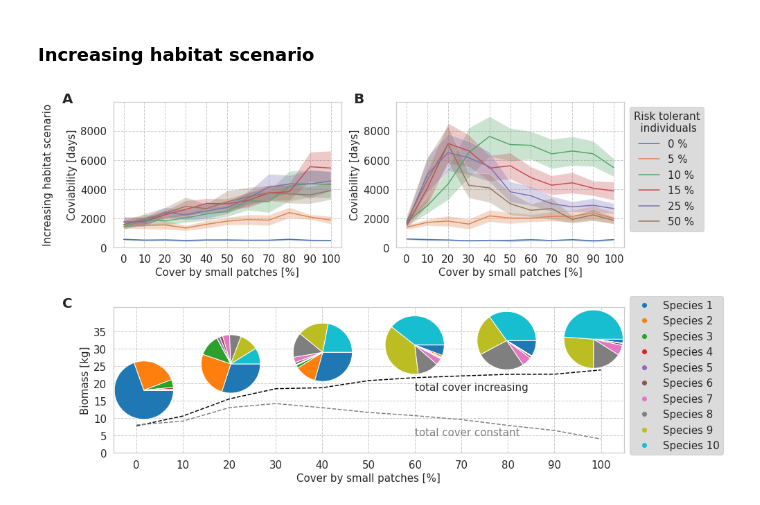
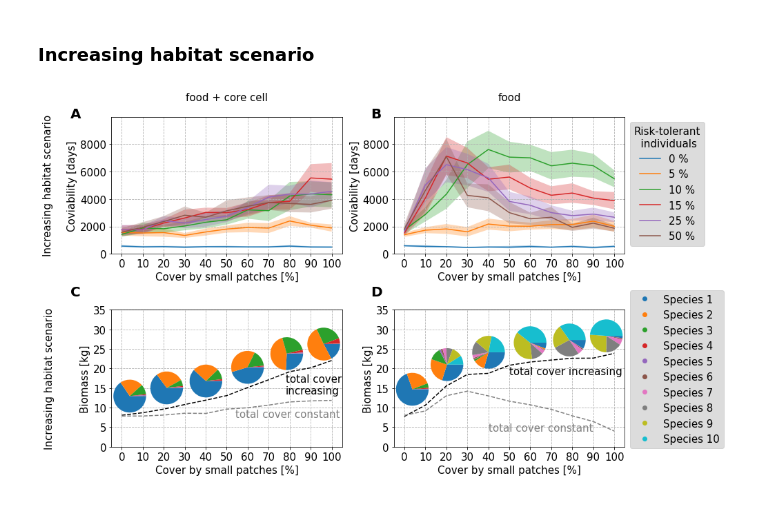
Before and after one commit to LSzangolies/Individual-based-community-model-Netlogo, a Jupyter notebook: SLASS Analysis Code (for subsets).ipynb, the cells around one changed output. Cells and saved outputs as stored; diff of their text form; code cells hidden in the pictures.

```diff
--- a/SLASS Analysis Code (for subsets).ipynb
+++ b/SLASS Analysis Code (for subsets).ipynb
@@ -60,6 +60,7 @@ covia_conf=np.zeros((11,3,6,2))
 indivs=np.zeros((11,3,6,10))
 indivs_small=np.zeros((11,3,6,10))
 indivs_large=np.zeros((11,3,6,10))
+mass=np.zeros((11,3,6))
 dx=0
 for k in [0,0.05,0.1,0.15,0.25,0.5]:
     ix=0
@@ -69,6 +70,7 @@ for k in [0,0.05,0.1,0.15,0.25,0.5]:
             sub=base[np.logical_and(np.logical_and(base["perc_small"]==i,base["size_small"]==j),base["bold_prob"]==k)]
             covia[ix,jx,dx]=np.mean(sub["ticks"])
             covia_conf[ix,jx,dx,:]=st.t.interval(0.95, len(sub["ticks"])-1, loc=np.mean(sub["ticks"]), scale=st.sem(sub["ticks"]))
+            mass[ix,jx,dx]=np.mean(sub['mean [mass] of turtles'])
             indivs[ix,jx,dx,:]=[np.mean(sub['count turtles with [species = 0]']),
                              np.mean(sub['count turtles with [species = 1]']),
                              np.mean(sub['count turtles with [species = 2]']),
@@ -268,3 +309,7 @@ plt.text(-0.175,4800,"A",size=20, weight='bold')
 plt.text(-0.175,2100,"B",size=20, weight='bold');
 # %% [output]
 [figure]
+# %%
+#read in data from baseline functionality scenario with daily measurements
+#the available data is a subset including only one repetition per scenario
+base_daily=pd.read_csv("data/base_daily_subset.csv",header=6,na_values=["<RuntimePrimitiveException>"])
@@ -399,8 +522,9 @@ del stepping_daily
 #plot coviability
 plt.figure(figsize=(16,4))
 plt.subplot2grid((1,7), (0, 0),colspan=3)
+colsall=np.array(["tab:blue","tab:orange","tab:green","tab:red","tab:purple","tab:brown","tab:pink","tab:gray","tab:olive","tab:cyan"])
 for j in range(6):
-    plt.plot(np.arange(0,1.1,0.1),covia_stepping[:,0,j],label=["0","5","10","15","25","50"][j]+" %");
+    plt.plot(np.arange(0,1.1,0.1),covia_stepping[:,0,j],color=colsall[j],label=["0","5","10","15","25","50"][j]+" %");
     plt.fill_between(np.arange(0,1.1,0.1), covia_conf_stepping[:,0,j,0], covia_conf_stepping[:,0,j,1],alpha=0.3)
 plt.ylim(0,10000)
 plt.xlim(0,0.8)
@@ -409,7 +533,7 @@ plt.xticks(np.arange(0,1.1,0.1),np.arange(0,110,10),fontsize=15)
 plt.yticks([0,2000,4000,6000,8000,10000],fontsize=15)
 plt.ylabel("Stepping stone scenario\n(food + stepping stone)\n\nCoviability [days]",fontsize=15)
 plt.xlabel("Cover by small patches [%]",fontsize=15)
-plt.legend(title="Risk tolerant\n  individuals",fontsize=15,facecolor="lightgrey",title_fontsize=15)
+plt.legend(title="Risk-tolerant\n  individuals",fontsize=15,facecolor="lightgrey",title_fontsize=15)
 
 #barplot patch use
 plt.subplot2grid((1,7), (0, 3),colspan=2)
@@ -434,7 +558,7 @@ plt.ylabel("% Successful juveniles",fontsize=15)
 plt.xlabel("Cover by small patches [%]",fontsize=15)
 plt.xticks(np.arange(0,11,2),np.arange(0,110,20),fontsize=15)
 plt.yticks([0,20,40,60,80,100],fontsize=15)
-plt.legend([bp1["boxes"][0], bp2["boxes"][0]],["no","yes"],loc="upper right",title="Stepstone\n  Scenario",facecolor="lightgrey",fontsize=15,title_fontsize=15)
+plt.legend([bp1["boxes"][0], bp2["boxes"][0]],["no","yes"],loc="upper right",title="Stepping\n  stones",facecolor="lightgrey",fontsize=15,title_fontsize=15)
 plt.tight_layout()
 
 plt.text(-45,105,"A",size=20, weight='bold')
@@ -513,7 +637,7 @@ for bold in [0,0.05,0.1,0.15,0.25,0.5]:
 plt.figure(figsize=(14,8))
 plt.subplot2grid((2,2), (0, 0),colspan=1)
 for j in range(6):
-    plt.plot(np.arange(0,1.1,0.1),covia_increase[:,0,j],label=["0","5","10","15","25","50"][j]+" %");
+    plt.plot(np.arange(0,1.1,0.1),covia_increase[:,0,j],color=colsall[j],label=["0","5","10","15","25","50"][j]+" %");
     plt.fill_between(np.arange(0,1.1,0.1), covia_conf_increase[:,0,j,0], covia_conf_increase[:,0,j,1],alpha=0.3)
 plt.ylim(0,10000)
 plt.grid(linestyle="--")
@@ -521,55 +645,88 @@ plt.xticks(np.arange(0,1.1,0.1),np.arange(0,110,10),fontsize=15)
 plt.yticks([0,2000,4000,6000,8000],fontsize=15)
 plt.ylabel("Increasing habitat scenario\n\nCoviability [days]",fontsize=15)
 plt.xlabel("Cover by small patches [%]",fontsize=15)
+plt.title("food + core cell\n",fontsize=15)
 
 #plot coviability reduced functionality
 plt.subplot2grid((2,2), (0, 1),colspan=1)
 for j in range(6):
-    plt.plot(np.arange(0,1.1,0.1),covia_increase_red[:,0,j],label=["0","5","10","15","25","50"][j]+" %");
+    plt.plot(np.arange(0,1.1,0.1),covia_increase_red[:,0,j],color=colsall[j],label=["0","5","10","15","25","50"][j]+" %");
     plt.fill_between(np.arange(0,1.1,0.1), covia_conf_increase_red[:,0,j,0], covia_conf_increase_red[:,0,j,1],alpha=0.3)
 plt.ylim(0,10000)
 plt.grid(linestyle="--")
 plt.xticks(np.arange(0,1.1,0.1),np.arange(0,110,10),fontsize=15)
 plt.yticks([0,2000,4000,6000,8000],fontsize=15)
 plt.ylabel("Coviability [days]",fontsize=15)
 plt.xlabel("Cover by small patches [%]",fontsize=15)
-plt.legend(loc="upper left",title="Risk tolerant\n  individuals",fontsize=15,title_fontsize=15,facecolor="lightgrey",bbox_to_anchor=(1,1));
+plt.title("food\n",fontsize=15)
+plt.legend(loc="upper left",title="Risk-tolerant\n  individuals",fontsize=15,title_fontsize=15,facecolor="lightgrey",bbox_to_anchor=(1,1));
 
 #plot species composition
-ax = plt.subplot2grid((2,2), (1, 0),colspan=2)
+ax = plt.subplot2grid((2,2), (1, 0),colspan=1)
 colsall=np.array(["tab:blue","tab:orange","tab:green","tab:red","tab:purple","tab:brown","tab:pink","tab:gray","tab:olive","tab:cyan"])
-ins=ax.inset_axes([-0.19,0.18,0.5,0.5])
+ins=ax.inset_axes([-0.07,0.22,0.3,0.3])
+ins.pie(indivs_increase[0,0,4,:],counterclock=False,colors=colsall)
+ins=ax.inset_axes([0.09,0.28,0.3,0.3])
+ins.pie(indivs_increase[2,0,4,:],counterclock=False,colors=colsall)
+ins=ax.inset_axes([0.26,0.33,0.3,0.3])
+ins.pie(indivs_increase[4,0,4,:],counterclock=False,colors=colsall)
+ins=ax.inset_axes([0.44,0.43,0.3,0.3])
+ins.pie(indivs_increase[6,0,4,:],counterclock=False,colors=colsall)
+ins=ax.inset_axes([0.61,0.53,0.3,0.3])
+ins.pie(indivs_increase[8,0,4,:],counterclock=False,colors=colsall)
+ins=ax.inset_axes([0.77,0.6,0.3,0.3])
+ins.pie(indivs_increase[10,0,4,:],counterclock=False,colors=colsall)
+ax.plot(np.arange(0,1.1,0.1),np.sum(indivs_increase[:,0,4,:],axis=1)*mass_increase[:,0,4],"--",color="black",label="total cover increasing")
+ax.plot(np.arange(0,1.1,0.1),np.sum(indivs[:,0,4,:],axis=1)*mass[:,0,4],"--",color="grey",label="total cover constant")
+ax.set_ylim(0,35)#42)
+plt.xlabel("Cover by small patches [%]",fontsize=15)
+plt.yticks([0,5,10,15,20,25,30,35],fontsize=15)
+plt.grid(linestyle="--")
+plt.ylabel("Increasing habitat scenario\n\n\nBiomass [kg]",fontsize=15)
+plt.xticks(np.arange(0,1.1,0.1),np.arange(0,110,10),fontsize=15)
+plt.text(0.78,13.5,"total cover\nincreasing",fontsize=15)
+plt.text(0.54,7.5,"total cover constant",color="grey",fontsize=15)
+labelsall=["Species 1","Species 2","Species 3","Species 4","Species 5","Species 6","Species 7","Species 8","Species 9","Species 10"]
+hand=[]
+for i in range(10):
+    handle, =plt.plot(0,-1,'o',label=labelsall[i],color=colsall[i])
+    hand.append(handle)
+
+ax = plt.subplot2grid((2,2), (1, 1),colspan=1)
+colsall=np.array(["tab:blue","tab:orange","tab:green","tab:red","tab:purple","tab:brown","tab:pink","tab:gray","tab:olive","tab:cyan"])
+ins=ax.inset_axes([-0.07,0.27,0.3,0.3])
 ins.pie(indivs_increase_red[0,0,4,:],counterclock=False,colors=colsall)
-ins=ax.inset_axes([-0.02,0.36,0.5,0.5])
+ins=ax.inset_axes([0.08,0.45,0.3,0.3])
 ins.pie(indivs_increase_red[2,0,4,:],counterclock=False,colors=colsall)
-ins=ax.inset_axes([0.16,0.44,0.5,0.5])
+ins=ax.inset_axes([0.26,0.54,0.3,0.3])
 ins.pie(indivs_increase_red[4,0,4,:],counterclock=False,colors=colsall)
-ins=ax.inset_axes([0.34,0.49,0.5,0.5])
+ins=ax.inset_axes([0.44,0.61,0.3,0.3])
 ins.pie(indivs_increase_red[6,0,4,:],counterclock=False,colors=colsall)
-ins=ax.inset_axes([0.52,0.52,0.5,0.5])
+ins=ax.inset_axes([0.61,0.63,0.3,0.3])
 ins.pie(indivs_increase_red[8,0,4,:],counterclock=False,colors=colsall)
-ins=ax.inset_axes([0.69,0.53,0.5,0.5])
+ins=ax.inset_axes([0.77,0.66,0.3,0.3])
 ins.pie(indivs_increase_red[10,0,4,:],counterclock=False,colors=colsall)
 ax.plot(np.arange(0,1.1,0.1),np.sum(indivs_increase_red[:,0,4,:],axis=1)*mass_increase_red[:,0,4],"--",color="black",label="total cover increasing")
 ax.plot(np.arange(0,1.1,0.1),np.sum(indivs_red[:,0,4,:],axis=1)*mass_red[:,0,4],"--",color="grey",label="total cover constant")
-ax.set_ylim(0,42)
+ax.set_ylim(0,35)
 plt.xlabel("Cover by small patches [%]",fontsize=15)
 plt.yticks([0,5,10,15,20,25,30,35],fontsize=15)
 plt.grid(linestyle="--")
 plt.ylabel("Biomass [kg]",fontsize=15)
 plt.xticks(np.arange(0,1.1,0.1),np.arange(0,110,10),fontsize=15)
-plt.text(0.6,18,"total cover increasing",fontsize=15)
-plt.text(0.6,5,"total cover constant",color="grey",fontsize=15)
+plt.text(0.5,18.5,"total cover increasing",fontsize=15)
+plt.text(0.4,4,"total cover constant",color="grey",fontsize=15)
 labelsall=["Species 1","Species 2","Species 3","Species 4","Species 5","Species 6","Species 7","Species 8","Species 9","Species 10"]
 hand=[]
 for i in range(10):
     handle, =plt.plot(0,-1,'o',label=labelsall[i],color=colsall[i])
     hand.append(handle)
 plt.legend(handles=hand,loc="lower left",bbox_to_anchor=(1,-0.05),facecolor="lightgrey",columnspacing=1.5,fontsize=15,title_fontsize=15)
 plt.tight_layout()
 
-plt.text(-0.1,2.4,"A",size=20, transform=ax.transAxes, weight='bold')
-plt.text(0.47,2.4,"B",size=20, transform=ax.transAxes, weight='bold')
-plt.text(-0.1,1,"C",size=20, transform=ax.transAxes, weight='bold');
+plt.text(-1.4,2.4,"A",size=20, transform=ax.transAxes, weight='bold')
+plt.text(-0.1,2.4,"B",size=20, transform=ax.transAxes, weight='bold')
+plt.text(-1.4,1.1,"C",size=20, transform=ax.transAxes, weight='bold')
+plt.text(-0.1,1.1,"D",size=20, transform=ax.transAxes, weight='bold');
 # %% [output]
-[figure, old version]
+[figure, new version]
```
Also changed, not shown: parts of 6 cells of this notebook.
